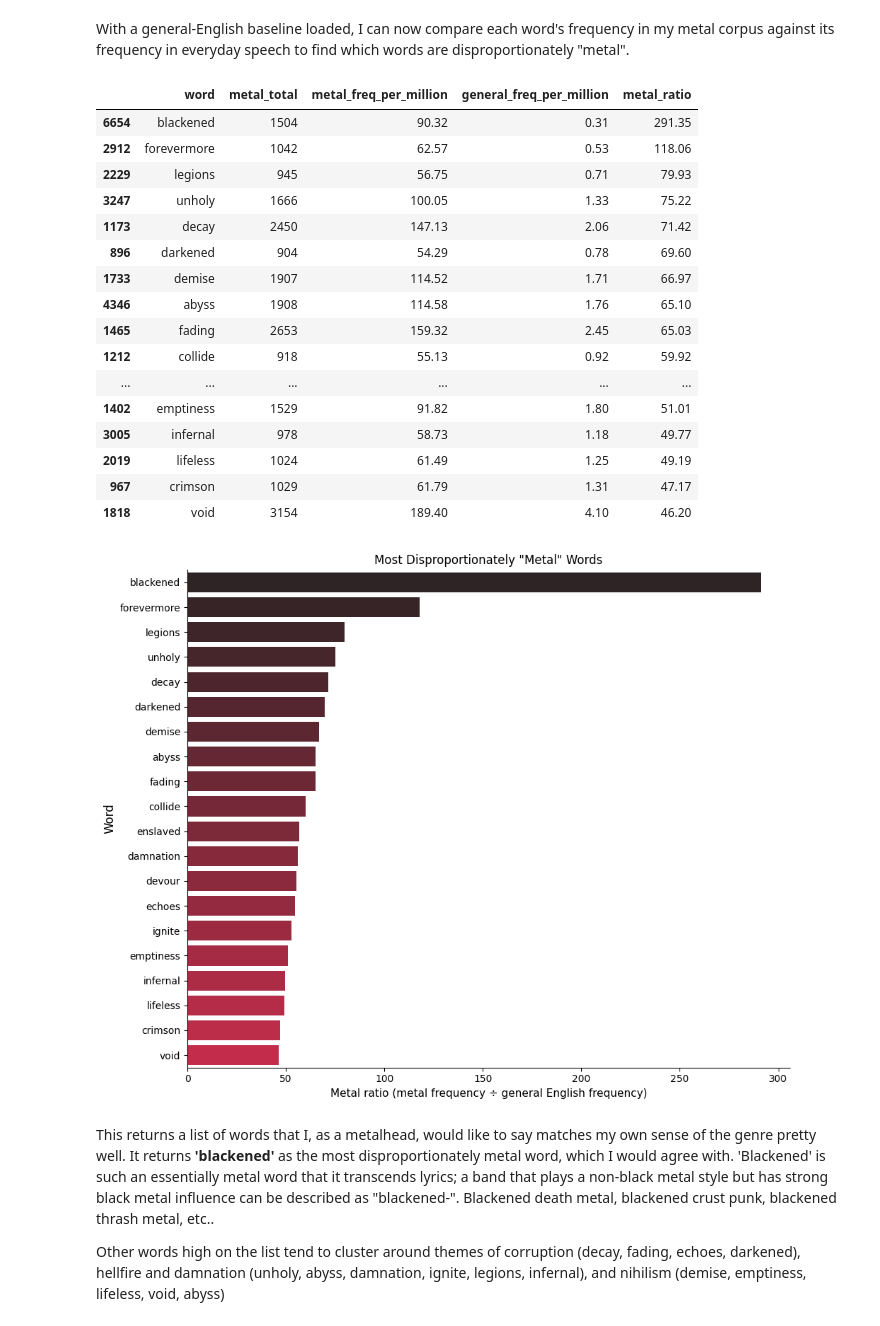
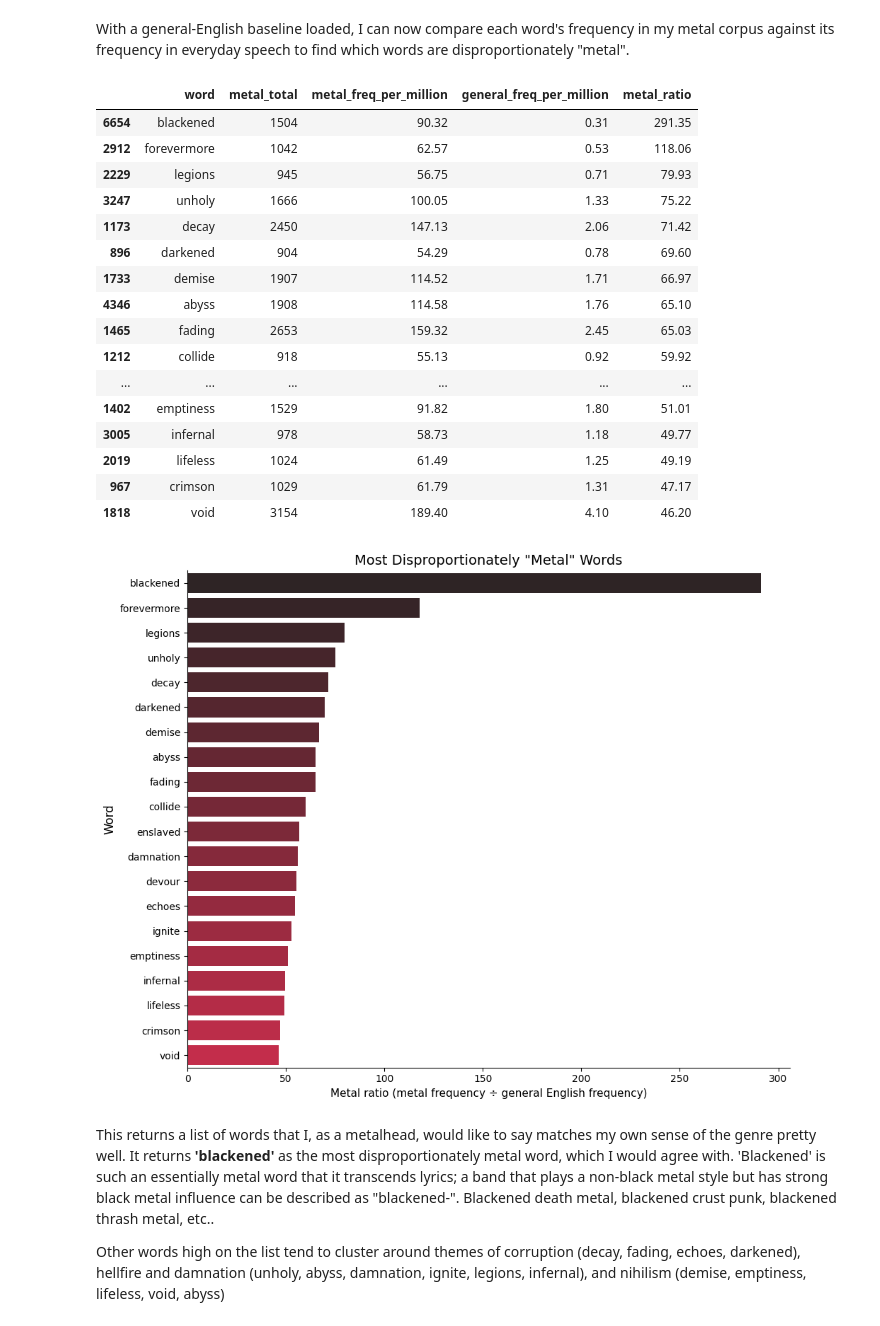
Before and after one commit to wanderson33245/The-Metal-Corpus, a Jupyter notebook: The Metal Corpus.ipynb, the cells around one changed output. Saved outputs shown, nothing was run; the diff lists cells and outputs as text; code cells hidden in the pictures.

```diff
--- a/The Metal Corpus.ipynb
+++ b/The Metal Corpus.ipynb
@@ -776,35 +776,35 @@ display(df_metal_vs_general.head(TOP_N)[['word', 'metal_total', 'metal_freq_per_
     'metal_ratio': '{:.2f}',
 }))
 
 # /////////////////////// VISUALIZATION ////////////
 top_N_words = df_metal_vs_general.head(TOP_N).sort_values('metal_ratio', ascending=False)
 fig, ax = plt.subplots(figsize=(10, 8))
 sns.barplot(data=top_N_words, x='metal_ratio', y='word', palette='dark:crimson', ax=ax, hue='word', legend=False)
 ax.set_xlabel('Metal ratio (metal frequency ÷ general English frequency)', fontsize=11)
 ax.set_ylabel('Word', fontsize=12)
-ax.set_title('Most Disproportionately "Metal" Words')
+ax.set_title('Most Disproportionately "Metal" Words', fontsize=14)
 sns.despine()
 plt.tight_layout()
 plt.show()
 # %% [output]
 |  | word | metal_total | metal_freq_per_million | general_freq_per_million | metal_ratio |
 | 6654 | blackened | 1504 | 90.32 | 0.31 | 291.35 |
 | 2912 | forevermore | 1042 | 62.57 | 0.53 | 118.06 |
 | 2229 | legions | 945 | 56.75 | 0.71 | 79.93 |
 | 3247 | unholy | 1666 | 100.05 | 1.33 | 75.22 |
 | 1173 | decay | 2450 | 147.13 | 2.06 | 71.42 |
 | 896 | darkened | 904 | 54.29 | 0.78 | 69.60 |
 | 1733 | demise | 1907 | 114.52 | 1.71 | 66.97 |
 | 4346 | abyss | 1908 | 114.58 | 1.76 | 65.10 |
 | 1465 | fading | 2653 | 159.32 | 2.45 | 65.03 |
 | 1212 | collide | 918 | 55.13 | 0.92 | 59.92 |
 | ... | ... | ... | ... | ... | ... |
 | 1402 | emptiness | 1529 | 91.82 | 1.80 | 51.01 |
 | 3005 | infernal | 978 | 58.73 | 1.18 | 49.77 |
 | 2019 | lifeless | 1024 | 61.49 | 1.25 | 49.19 |
 | 967 | crimson | 1029 | 61.79 | 1.31 | 47.17 |
 | 1818 | void | 3154 | 189.40 | 4.10 | 46.20 |
-[figure, old version]
+[figure, new version]
 # %% [markdown]
 This returns a list of words that I, as a metalhead, would like to say matches my own sense of the genre pretty well. It returns **'blackened'** as the most disproportionately metal word, which I would agree with. 'Blackened' is such an essentially metal word that it transcends lyrics; a band that plays a non-black metal style but has strong black metal influence can be described as "blackened-". Blackened death metal, blackened crust punk, blackened thrash metal, etc..
 
```
Also changed, not shown: parts of 30 cells of this notebook.
